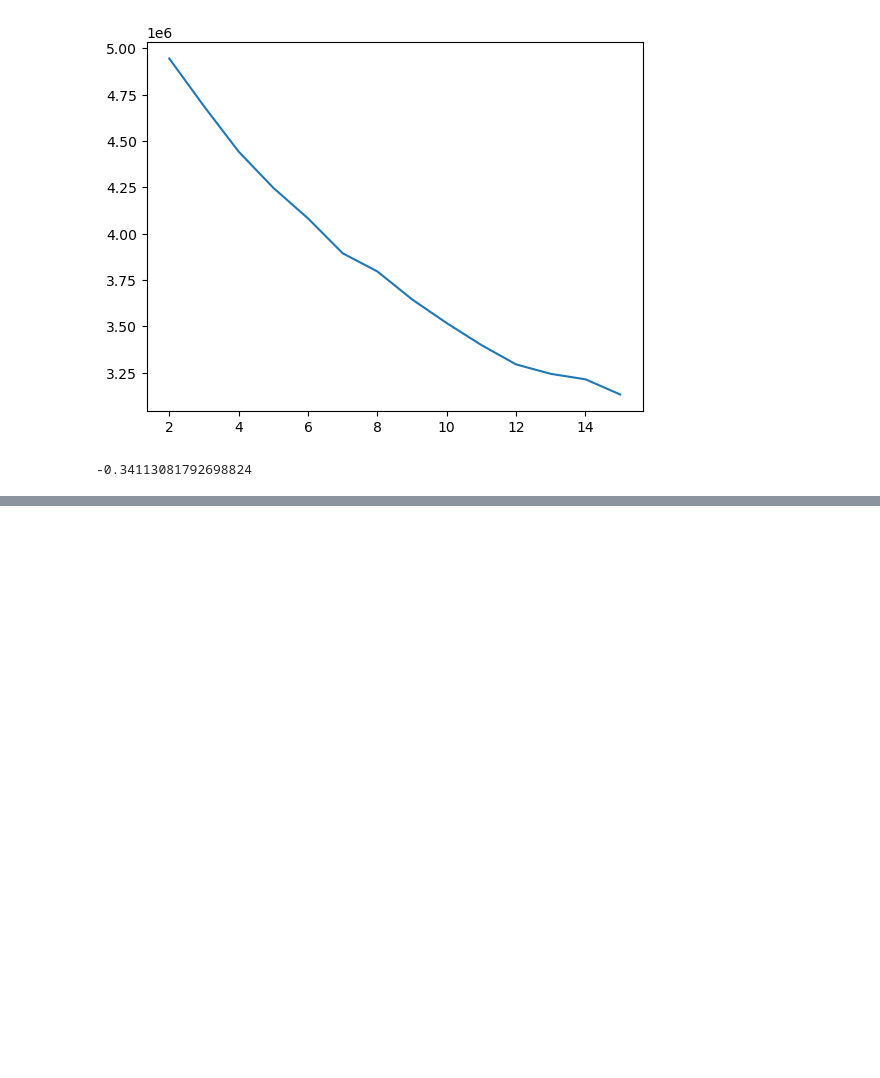
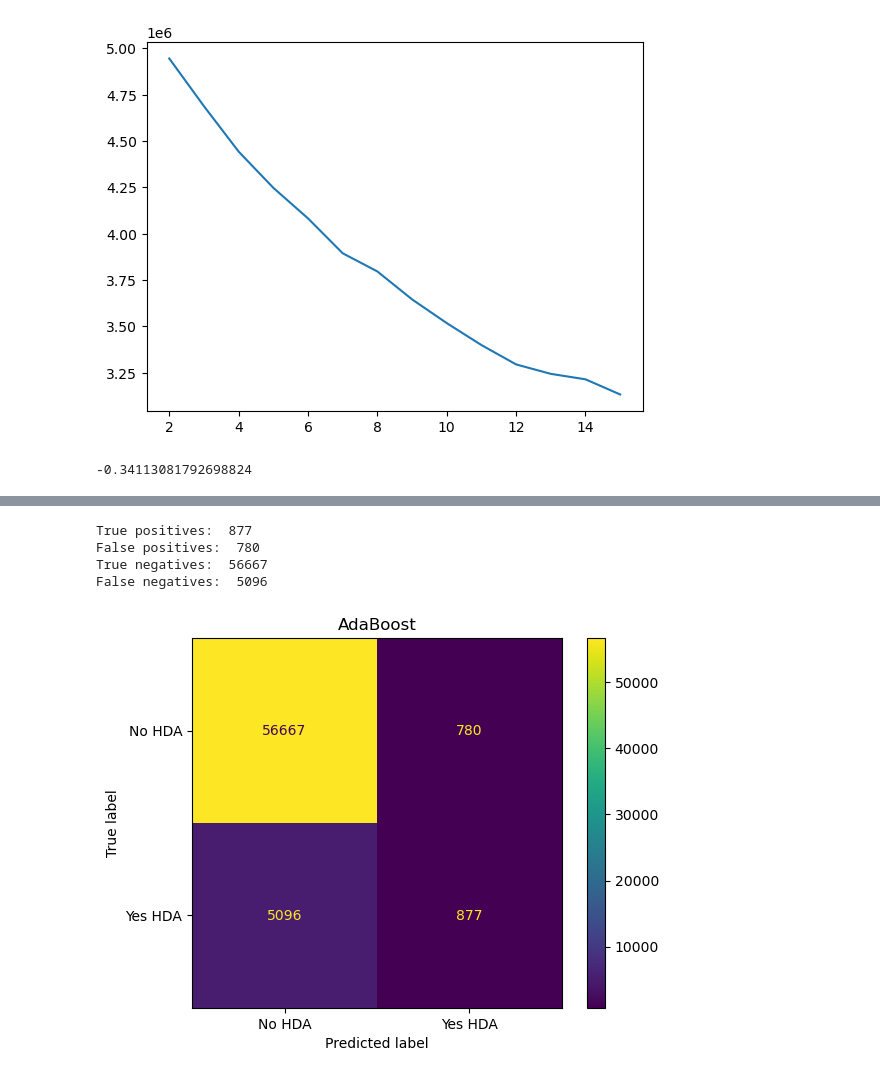
Before and after one commit to ejohnmedina/dsi-project-4, a Jupyter notebook: john-models.ipynb, the cells around one changed output, grey strips where cells are left out. Cells and saved outputs as stored; diff of their text form; code cells hidden in the pictures; blank space fills up the shorter version.

```diff
--- a/john-models.ipynb
+++ b/john-models.ipynb
@@ -118,0 +230,15 @@ silhouette_score(pipe_dbs['ss'].fit_transform(df), pipe_dbs['dbs'].labels_)
+# %%
+ConfusionMatrixDisplay.from_estimator(pipe_ada.fit(X_train, y_train), X_test, y_test, display_labels=['No HDA', 'Yes HDA'])
+plt.title('AdaBoost');
+
+predict_ada = pipe_ada.predict(X_test)
+print('True positives: ', sum((y_test == 1) & (predict_ada == 1)))
+print('False positives: ', sum((y_test == 0) & (predict_ada == 1)))
+print('True negatives: ', sum((y_test == 0) & (predict_ada == 0)))
+print('False negatives: ', sum((y_test == 1) & (predict_ada == 0)))
+# %% [output]
+True positives:  877
+False positives:  780
+True negatives:  56667
+False negatives:  5096
+[figure, added]
```
Also changed, not shown: parts of 19 cells of this notebook.
